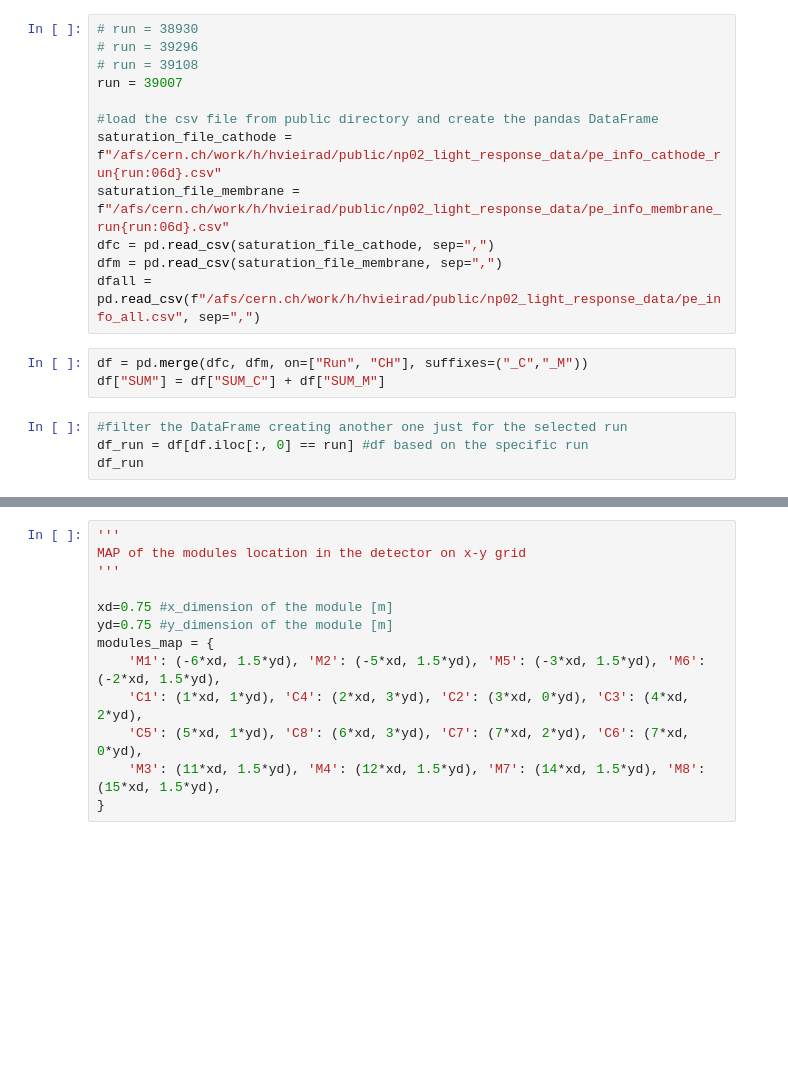
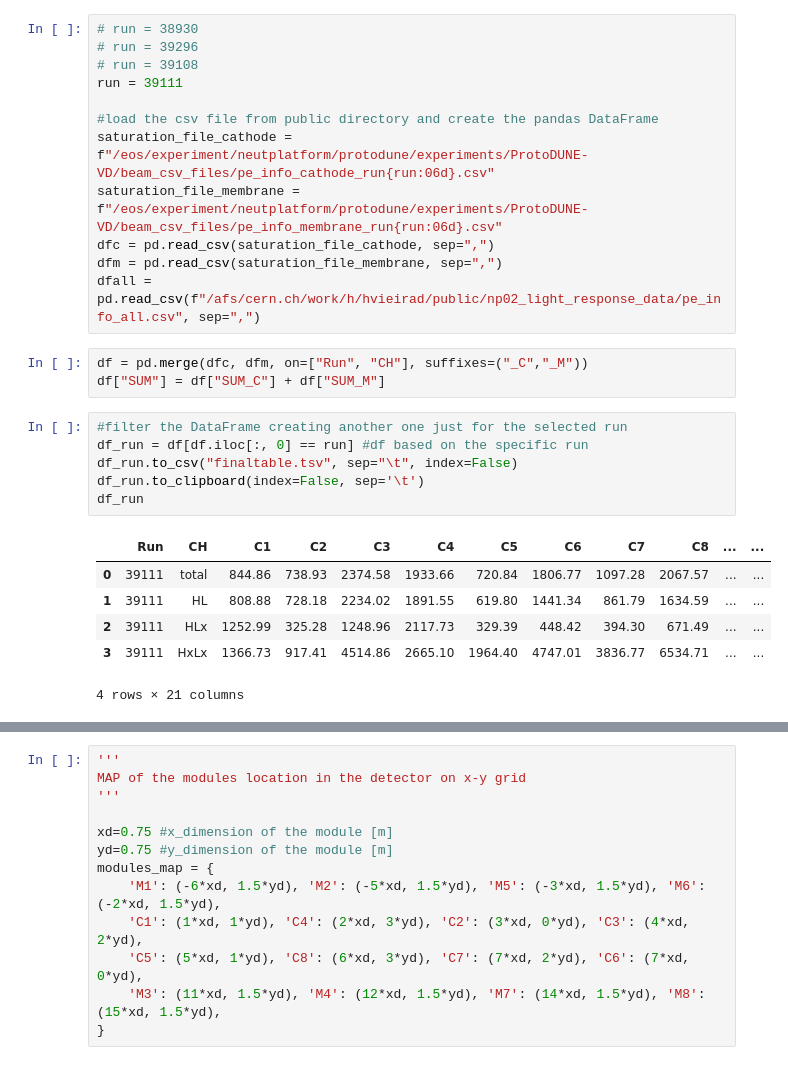
Before and after one commit to DUNE/waffles, a Jupyter notebook: scripts/np02comm/beam_first_look/monitoring_histograms.ipynb, the cells around one changed output, grey strips where cells are left out. Cells and saved outputs as stored; diff of their text form; blank space fills up the shorter version.

```diff
--- a/scripts/np02comm/beam_first_look/monitoring_histograms.ipynb
+++ b/scripts/np02comm/beam_first_look/monitoring_histograms.ipynb
@@ -17,11 +17,11 @@ plt.rcParams.update({'font.size': 16,
 # run = 38930
 # run = 39296
 # run = 39108
-run = 39007
+run = 39111
 
 #load the csv file from public directory and create the pandas DataFrame
-saturation_file_cathode = f"/afs/cern.ch/work/h/hvieirad/public/np02_light_response_data/pe_info_cathode_run{run:06d}.csv"
-saturation_file_membrane = f"/afs/cern.ch/work/h/hvieirad/public/np02_light_response_data/pe_info_membrane_run{run:06d}.csv"
+saturation_file_cathode = f"/eos/experiment/neutplatform/protodune/experiments/ProtoDUNE-VD/beam_csv_files/pe_info_cathode_run{run:06d}.csv"
+saturation_file_membrane = f"/eos/experiment/neutplatform/protodune/experiments/ProtoDUNE-VD/beam_csv_files/pe_info_membrane_run{run:06d}.csv"
 dfc = pd.read_csv(saturation_file_cathode, sep=",")
 dfm = pd.read_csv(saturation_file_membrane, sep=",")
 dfall = pd.read_csv(f"/afs/cern.ch/work/h/hvieirad/public/np02_light_response_data/pe_info_all.csv", sep=",")
@@ -31,7 +31,16 @@ df["SUM"] = df["SUM_C"] + df["SUM_M"]
 # %%
 #filter the DataFrame creating another one just for the selected run
 df_run = df[df.iloc[:, 0] == run] #df based on the specific run
+df_run.to_csv("finaltable.tsv", sep="\t", index=False)
+df_run.to_clipboard(index=False, sep='\t')
 df_run
+# %% [output]
+|  | Run | CH | C1 | C2 | C3 | C4 | C5 | C6 | C7 | C8 | ... | ... |
+| 0 | 39111 | total | 844.86 | 738.93 | 2374.58 | 1933.66 | 720.84 | 1806.77 | 1097.28 | 2067.57 | ... | ... |
+| 1 | 39111 | HL | 808.88 | 728.18 | 2234.02 | 1891.55 | 619.80 | 1441.34 | 861.79 | 1634.59 | ... | ... |
+| 2 | 39111 | HLx | 1252.99 | 325.28 | 1248.96 | 2117.73 | 329.39 | 448.42 | 394.30 | 671.49 | ... | ... |
+| 3 | 39111 | HxLx | 1366.73 | 917.41 | 4514.86 | 2665.10 | 1964.40 | 4747.01 | 3836.77 | 6534.71 | ... | ... |
+4 rows × 21 columns
 # %%
 '''
 HISTOGRAMS IN 2D - ALL TRIGGERS FOR THE CHOSEN RUN
```
Also changed, not shown: parts of 3 cells of this notebook, 6 other files.
